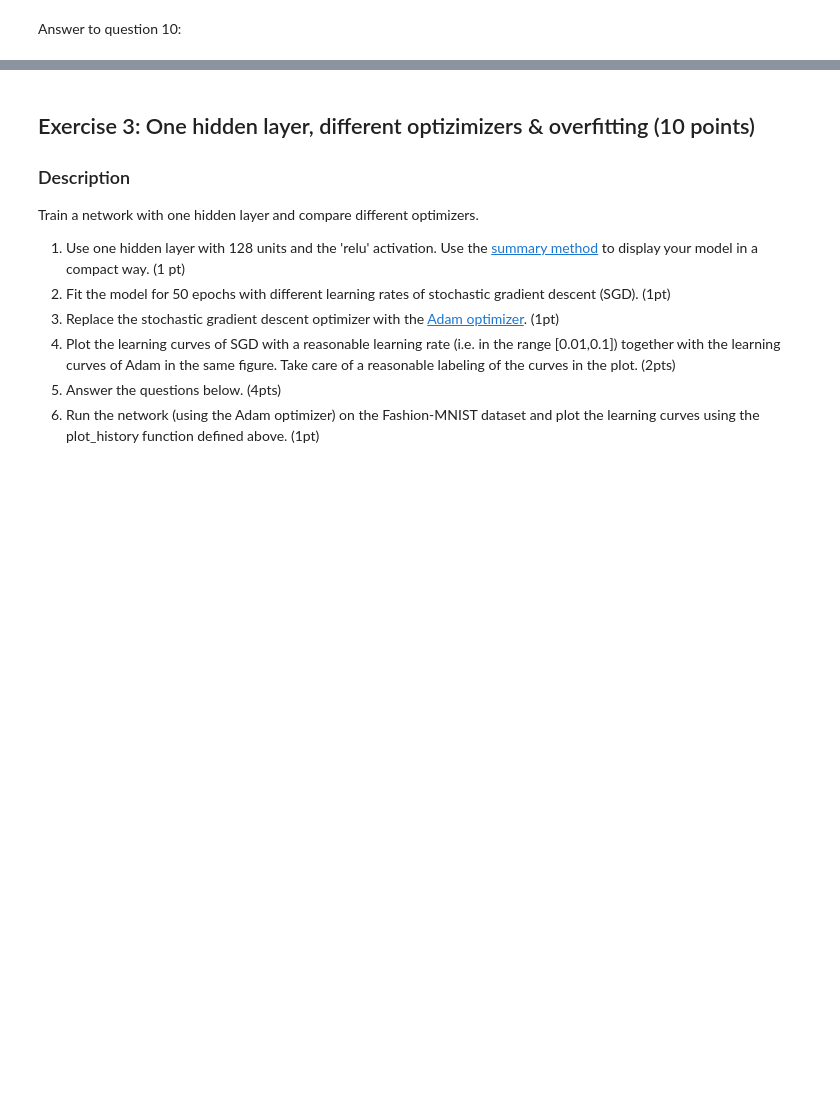
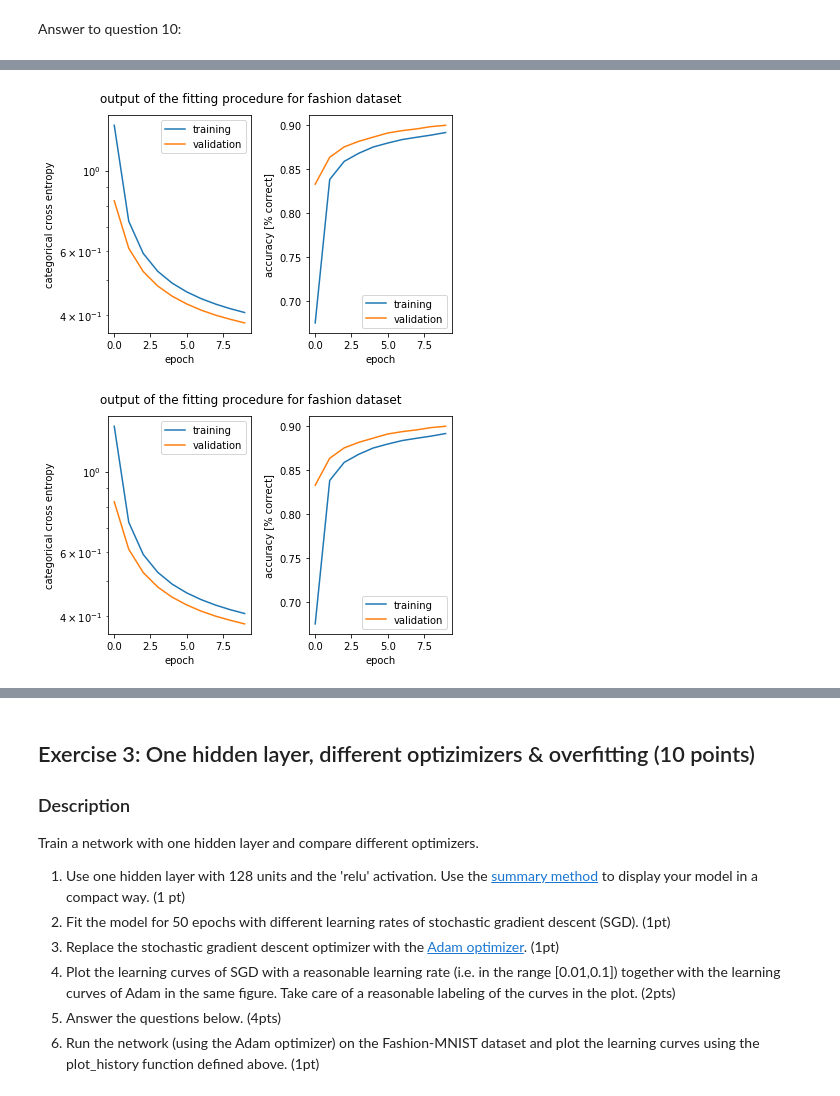
Before and after one commit to girotomas/ANN, a Jupyter notebook: miniproject1.ipynb, the cells around one changed output, grey strips where cells are left out. Saved outputs shown, nothing was run; the diff lists cells and outputs as text; code cells hidden in the pictures; blank space fills up the shorter version.

```diff
--- a/miniproject1.ipynb
+++ b/miniproject1.ipynb
@@ -225,0 +294,5 @@ Answer to question 10:
+# %%
+plot_history(history, title='output of the fitting procedure for fashion dataset')
+# %% [output]
+[figure, added]
+[figure, added]
```
Also changed, not shown: parts of 20 cells of this notebook, 1 other file.
